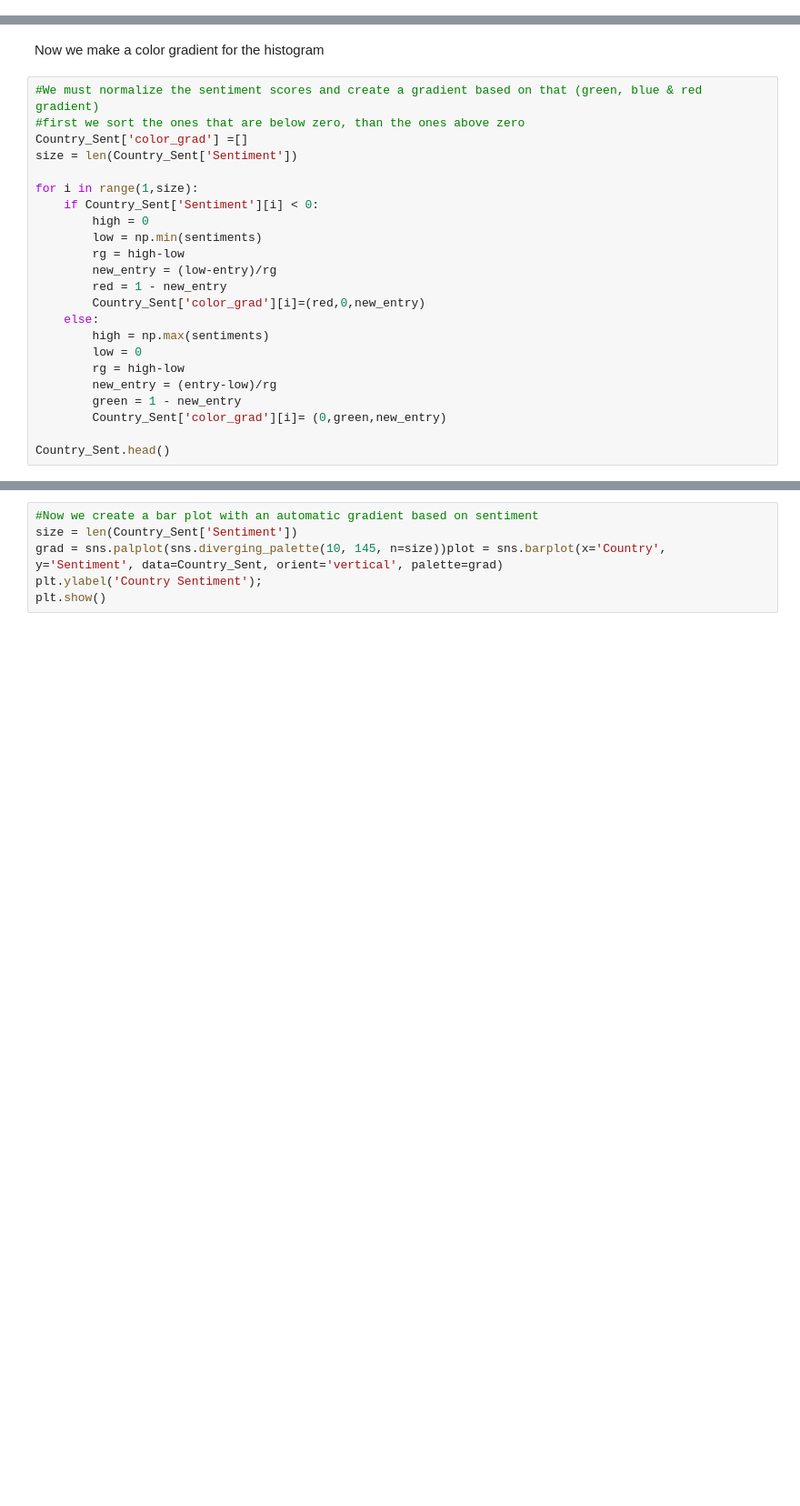
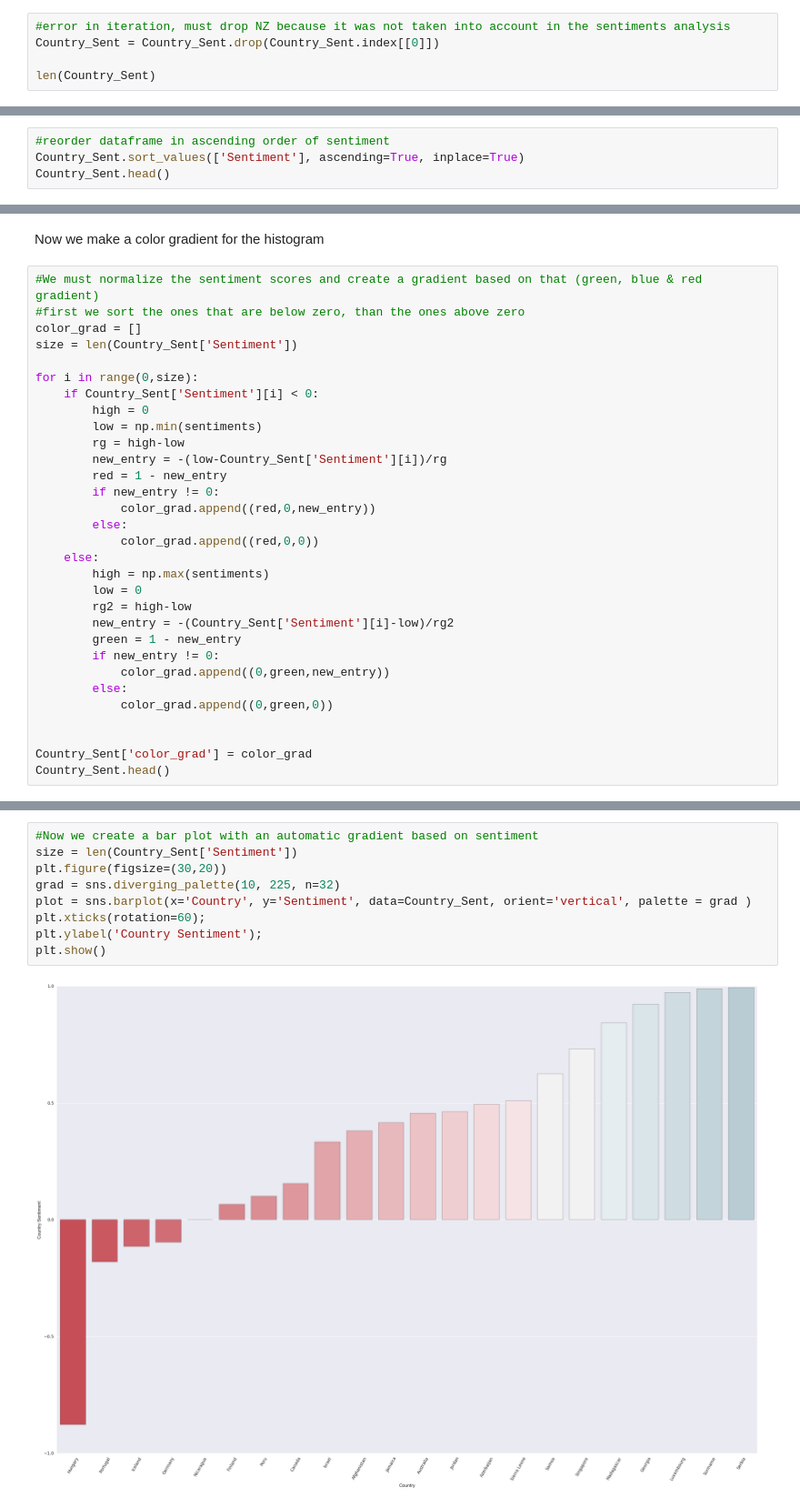
Before and after one commit to Merinorus/adaisawesome, a Jupyter notebook: Homework/05 - Taming Text/HW05_awesometeam_Q2.ipynb, the cells around one changed output, grey strips where cells are left out. Shown at 91% size. Drawn from its saved outputs; the diff is of its cells as text; blank space fills up the shorter version.

```diff
--- a/Homework/05 - Taming Text/HW05_awesometeam_Q2.ipynb
+++ b/Homework/05 - Taming Text/HW05_awesometeam_Q2.ipynb
@@ -252,3 +230,8 @@ for i in range(1,size):
         sentiments.append(sentiment_score)
     else:
         sentiments.append(999)
+# %%
+#error in iteration, must drop NZ because it was not taken into account in the sentiments analysis
+Country_Sent = Country_Sent.drop(Country_Sent.index[[0]])
+
+len(Country_Sent)
@@ -263,0 +262,4 @@ Country_Sent = Country_Sent.reset_index(drop=True)
+# %%
+#reorder dataframe in ascending order of sentiment
+Country_Sent.sort_values(['Sentiment'], ascending=True, inplace=True)
+Country_Sent.head()
@@ -266,23 +287,31 @@ Now we make a color gradient for the histogram
 # %%
 #We must normalize the sentiment scores and create a gradient based on that (green, blue & red gradient)
 #first we sort the ones that are below zero, than the ones above zero
-Country_Sent['color_grad'] =[]
+color_grad = []
 size = len(Country_Sent['Sentiment'])
 
-for i in range(1,size):
+for i in range(0,size):
     if Country_Sent['Sentiment'][i] < 0:
         high = 0
         low = np.min(sentiments)
         rg = high-low
-        new_entry = (low-entry)/rg
+        new_entry = -(low-Country_Sent['Sentiment'][i])/rg
         red = 1 - new_entry
-        Country_Sent['color_grad'][i]=(red,0,new_entry)
+        if new_entry != 0:
+            color_grad.append((red,0,new_entry))
+        else:
+            color_grad.append((red,0,0))
     else:
         high = np.max(sentiments)
         low = 0
-        rg = high-low
-        new_entry = (entry-low)/rg
+        rg2 = high-low
+        new_entry = -(Country_Sent['Sentiment'][i]-low)/rg2
         green = 1 - new_entry
-        Country_Sent['color_grad'][i]= (0,green,new_entry)
+        if new_entry != 0:
+            color_grad.append((0,green,new_entry))
+        else:
+            color_grad.append((0,green,0))
 
+
+Country_Sent['color_grad'] = color_grad
 Country_Sent.head()
@@ -295,6 +334,11 @@ plt.show()
 # %%
 #Now we create a bar plot with an automatic gradient based on sentiment
 size = len(Country_Sent['Sentiment'])
-grad = sns.palplot(sns.diverging_palette(10, 145, n=size))plot = sns.barplot(x='Country', y='Sentiment', data=Country_Sent, orient='vertical', palette=grad)
+plt.figure(figsize=(30,20))
+grad = sns.diverging_palette(10, 225, n=32)
+plot = sns.barplot(x='Country', y='Sentiment', data=Country_Sent, orient='vertical', palette = grad )
+plt.xticks(rotation=60);
 plt.ylabel('Country Sentiment');
 plt.show()
+# %% [output]
+[figure, added]
```
Also changed, not shown: parts of 13 cells of this notebook, 2 other files.
